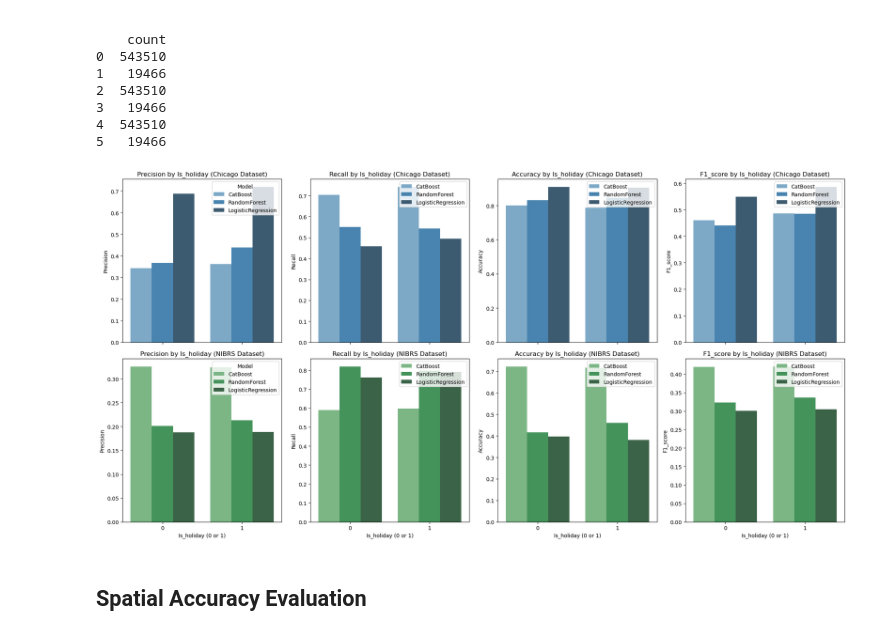
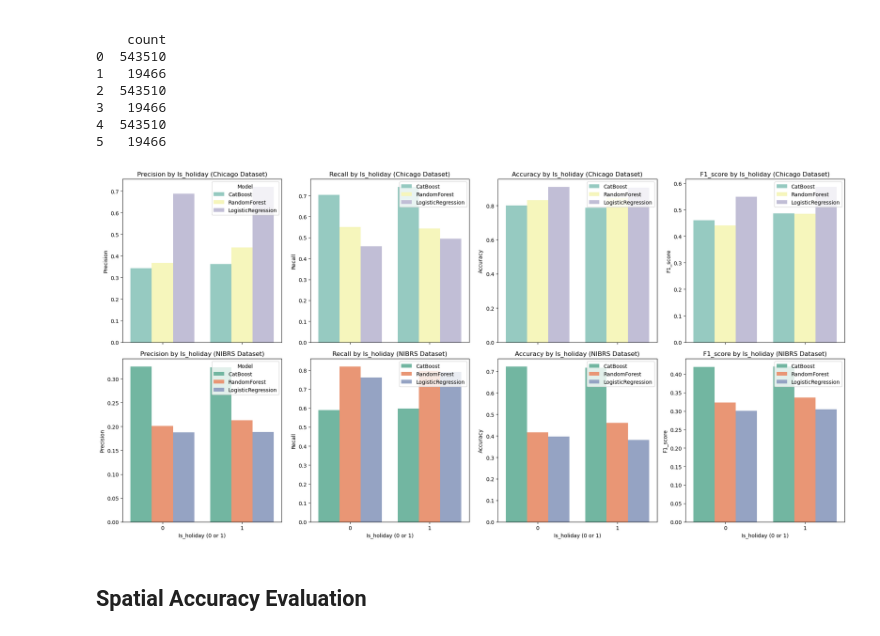
Before and after one commit to Ray7788/NIBRS-Crime-Prediction, a Jupyter notebook: Evaluation/4_Genralization_Biasanalysis.ipynb, the cells around one changed output. Drawn from its saved outputs; the diff is of its cells as text; code cells hidden in the pictures.

```diff
--- a/Evaluation/4_Genralization_Biasanalysis.ipynb
+++ b/Evaluation/4_Genralization_Biasanalysis.ipynb
@@ -314,6 +290,9 @@ plot_roc_curves(
 ## Temporal Accuracy Measures
 # %%
 def evaluate_temporal_performance(df, group_col, y_true_col='y_true', model_cols=None):
+    '''
+    Groups the DataFrame by a specified column and evaluates model performance metrics.
+    '''
     if model_cols is None:
         raise ValueError("No model columns provided for evaluation.")
 
@@ -401,21 +365,9 @@ def plot_temporal_metrics_two_datasets(grouped_perf_list, group_col, dataset_nam
     plt.tight_layout()
     plt.show()
 # %%
-def plot_binary_feature_metrics(grouped_perf_list, group_col, dataset_names, metrics=None, figsize=(20, 10)):
+def plot_binary_feature_metrics(grouped_perf_list, group_col, dataset_names, metrics=None, figsize=(20, 10), color_palettes=["Set1", "Set2"]):
     """
     Plot bar charts for performance metrics of binary features across multiple datasets.
-
-    Parameters:
-    - grouped_perf_list: List of DataFrames containing grouped performance metrics for each dataset.
-                         (e.g., [grouped_perf_chicago, grouped_perf_nibrs])
-    - group_col: Column name used for grouping (e.g., 'hour').
-    - dataset_names: List of names for the datasets (e.g., ['Chicago Dataset', 'NIBRS Dataset']).
-    - metrics: List of metrics to plot (e.g., ['accuracy', 'f1_score', 'precision', 'recall']).
-               If None, defaults to ['accuracy', 'f1_score', 'precision', 'recall'].
-    - figsize: Size of the entire figure (width, height).
-
-    Returns:
-    - None (displays the plot).
     """
     if metrics is None:
         metrics = ['accuracy', 'f1_score', 'precision', 'recall']
@@ -423,9 +375,6 @@ def plot_binary_feature_metrics(grouped_perf_list, group_col, dataset_names, met
     # Ensure the number of datasets matches the number of dataset names
     if len(grouped_perf_list) != len(dataset_names):
         raise ValueError("The length of grouped_perf_list must match the length of dataset_names.")
-
-    # Define different color palettes for each dataset
-    color_palettes = ["Blues_d", "Greens_d"]  # You can customize these palettes
 
     # Create subplots with 2 rows and len(metrics) columns
     fig, axes = plt.subplots(2, len(metrics), figsize=figsize, sharex=True)
@@ -701,13 +651,14 @@ print(holiday_perf_nibrs)
 # %%
 plot_binary_feature_metrics(
     grouped_perf_list=[holiday_perf_chicago, holiday_perf_nibrs],
     group_col='is_holiday',
     dataset_names=['Chicago Dataset', 'NIBRS Dataset'],
     metrics=['accuracy', 'f1_score', 'precision', 'recall'],
-    figsize=(20, 10)
+    figsize=(20, 10),
+    color_palettes=["Set3", "Set2"]
 )
 # %% [output]
-[figure, old version]
+[figure, new version]
 # %% [markdown]
 ## Spatial Accuracy Evaluation
 # %%
```
Also changed, not shown: parts of 14 cells of this notebook.
